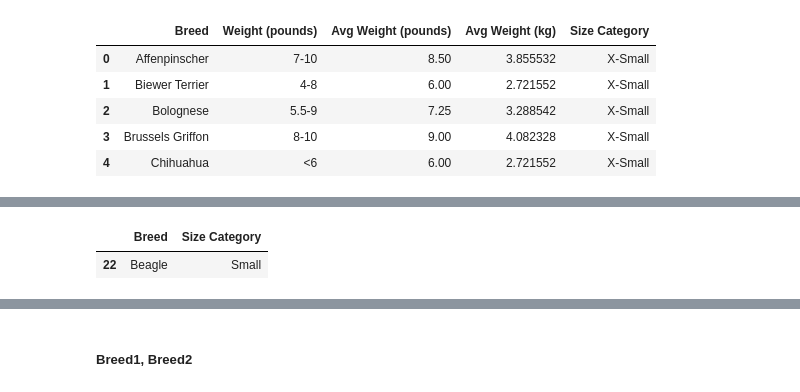
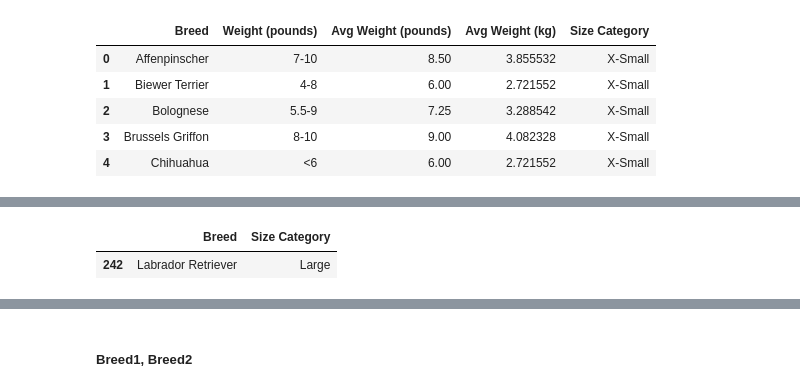
Before and after one commit to jayJ-hub/Section1_Project-, a Jupyter notebook: Section2_Project.ipynb, the cells around one changed output, grey strips where cells are left out. Drawn from its saved outputs; the diff is of its cells as text; code cells hidden in the pictures.

```diff
--- a/Section2_Project.ipynb
+++ b/Section2_Project.ipynb
@@ -814,8 +782,8 @@ breedSize.head()
 # %%
-breedSize[breedSize['Breed'] == 'Beagle']
+breedSize[breedSize['Breed'] == 'Labrador Retriever']
 # %% [output]
 |  | Breed | Size Category |
-| 22 | Beagle | Small |
+| 242 | Labrador Retriever | Large |
 # %%
 breedSize['Size Category'].value_counts()
 # %% [output]
```
Also changed, not shown: parts of 150 cells of this notebook.
